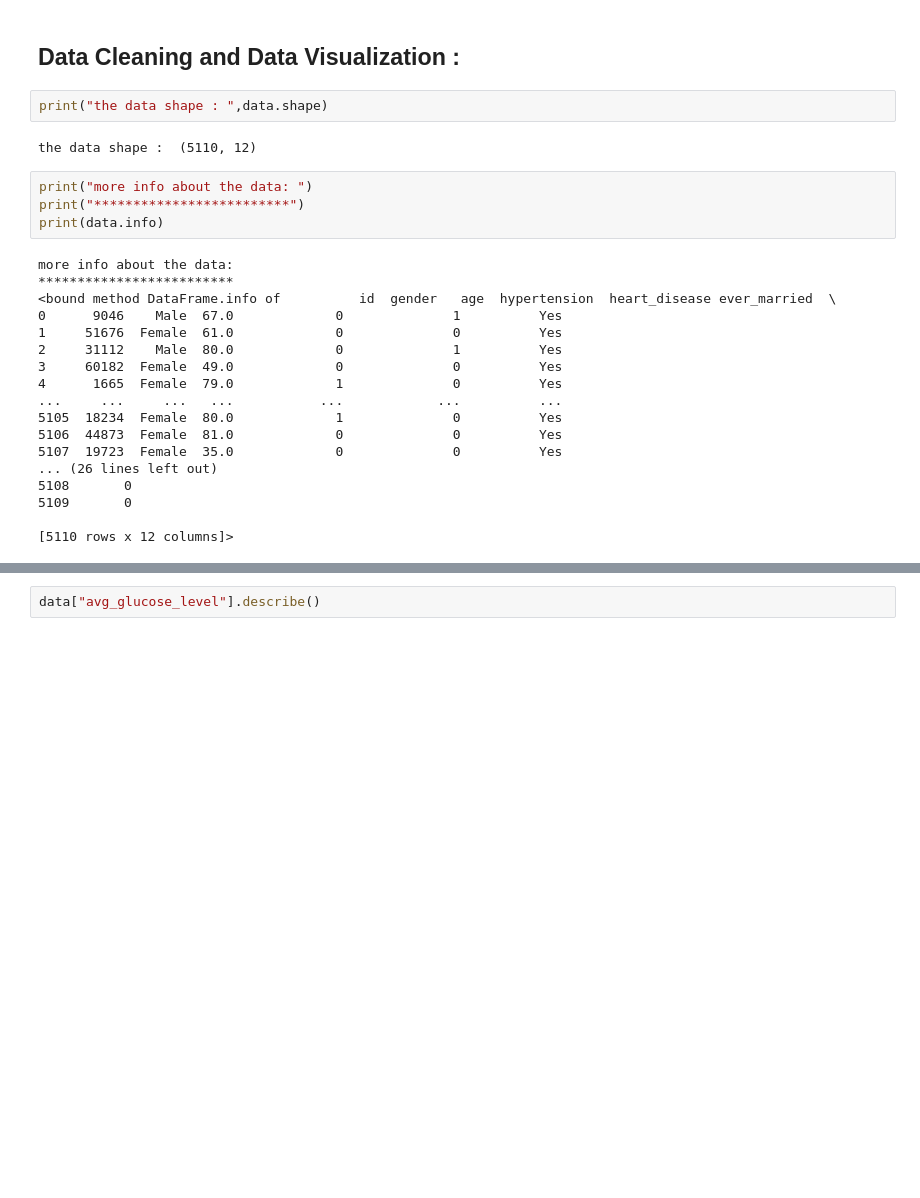
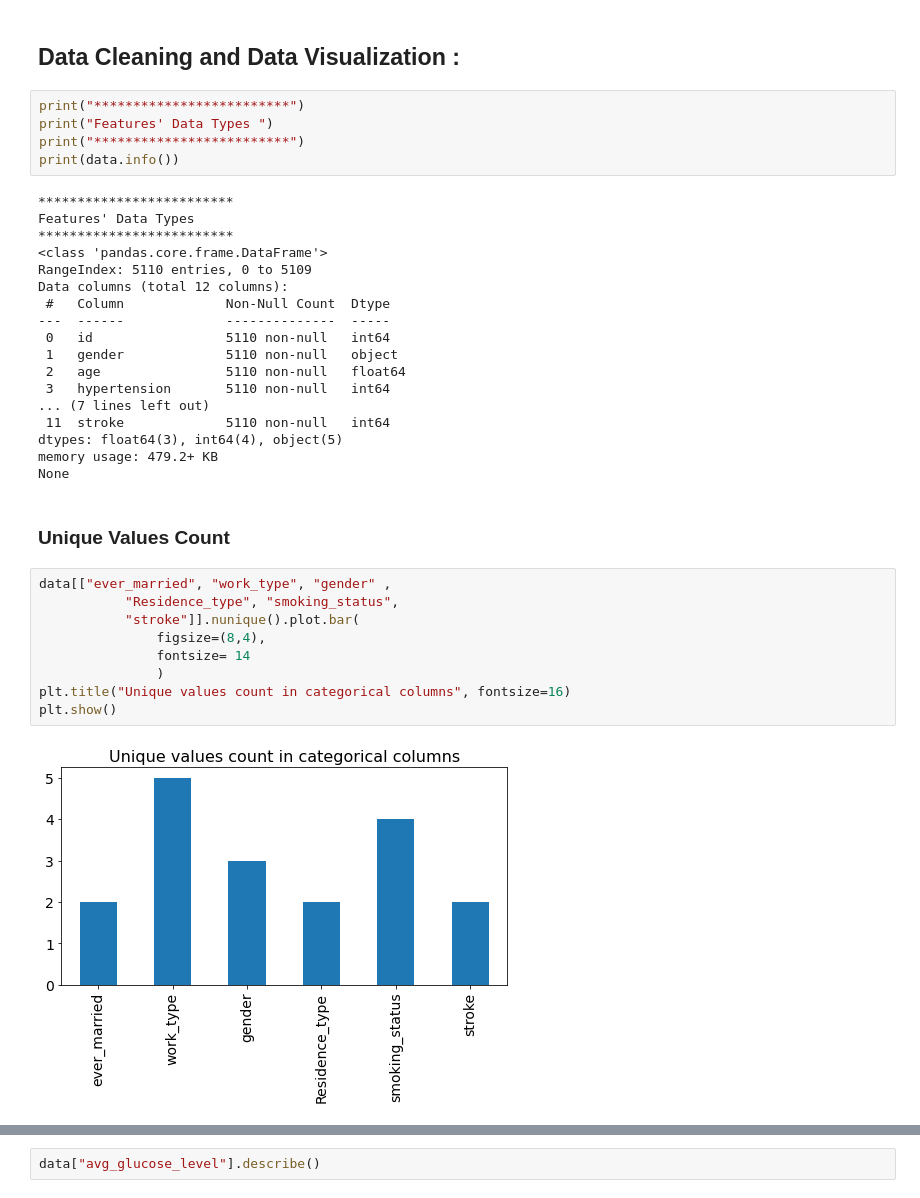
Before and after one commit to mahdid-lilia/StrokePrediction_CLA_FinalProject, a Jupyter notebook: CLAProject_StrokePrediction.ipynb, the cells around one changed output, grey strips where cells are left out. Drawn from its saved outputs; the diff is of its cells as text; blank space fills up the shorter version.

```diff
--- a/CLAProject_StrokePrediction.ipynb
+++ b/CLAProject_StrokePrediction.ipynb
@@ -28,28 +76,38 @@ data
 # %% [markdown]
 ## **Data Cleaning and Data Visualization :**
-# %%
-print("the data shape : ",data.shape)
-# %% [output]
-the data shape :  (5110, 12)
 # %%
-print("more info about the data: ")
 print("*************************")
-print(data.info)
+print("Features' Data Types ")
+print("*************************")
+print(data.info())
 # %% [output]
-more info about the data:
 *************************
-<bound method DataFrame.info of          id  gender   age  hypertension  heart_disease ever_married  \
-0      9046    Male  67.0             0              1          Yes
-1     51676  Female  61.0             0              0          Yes
-2     31112    Male  80.0             0              1          Yes
-3     60182  Female  49.0             0              0          Yes
-4      1665  Female  79.0             1              0          Yes
-...     ...     ...   ...           ...            ...          ...
-5105  18234  Female  80.0             1              0          Yes
-5106  44873  Female  81.0             0              0          Yes
-5107  19723  Female  35.0             0              0          Yes
-... (26 lines left out)
-5108       0
-5109       0
-
-[5110 rows x 12 columns]>
+Features' Data Types
+*************************
+<class 'pandas.core.frame.DataFrame'>
+RangeIndex: 5110 entries, 0 to 5109
+Data columns (total 12 columns):
+ #   Column             Non-Null Count  Dtype
+---  ------             --------------  -----
+ 0   id                 5110 non-null   int64
+ 1   gender             5110 non-null   object
+ 2   age                5110 non-null   float64
+ 3   hypertension       5110 non-null   int64
+... (7 lines left out)
+ 11  stroke             5110 non-null   int64
+dtypes: float64(3), int64(4), object(5)
+memory usage: 479.2+ KB
+None
+# %% [markdown]
+### **Unique Values Count**
+# %%
+data[["ever_married", "work_type", "gender" ,
+           "Residence_type", "smoking_status",
+           "stroke"]].nunique().plot.bar(
+               figsize=(8,4),
+               fontsize= 14
+               )
+plt.title("Unique values count in categorical columns", fontsize=16)
+plt.show()
+# %% [output]
+[figure, added]
```
Also changed, not shown: parts of 163 cells of this notebook.
